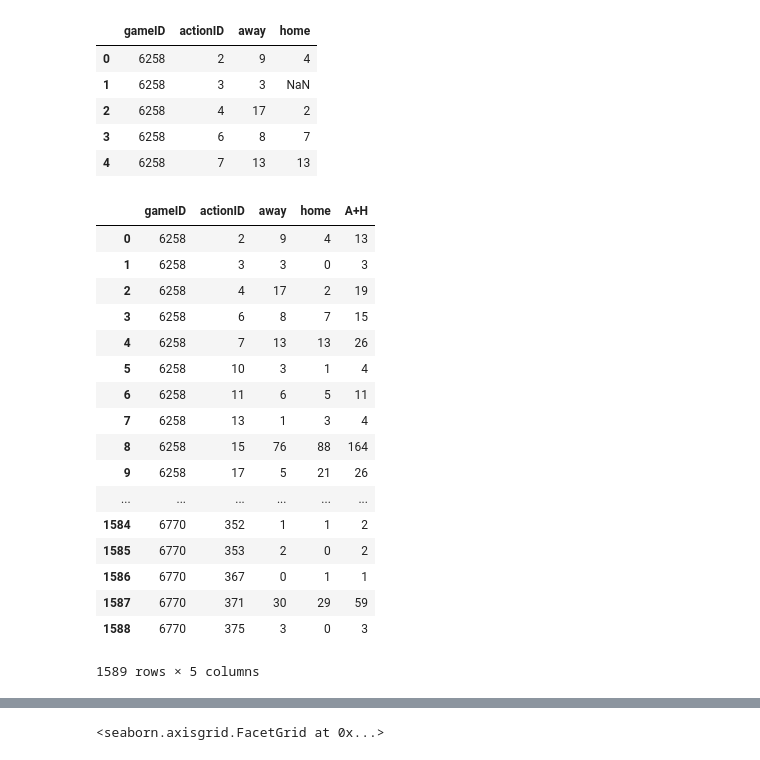
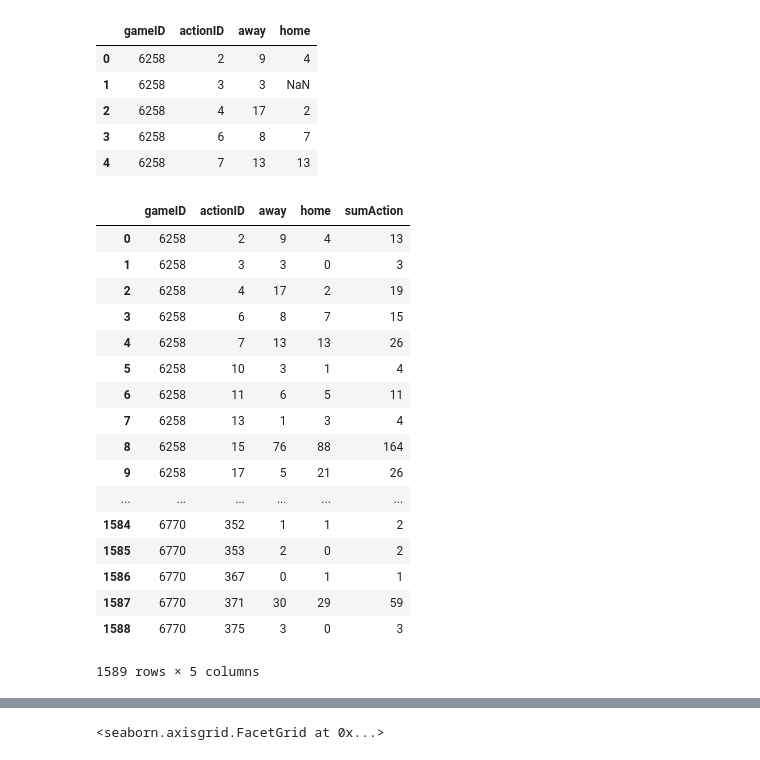
Before and after one commit to hrvatskibogmars/brainstormers, a Jupyter notebook: analysis/Match statistics.ipynb, the cells around one changed output, grey strips where cells are left out. Drawn from its saved outputs; the diff is of its cells as text; code cells hidden in the pictures.

```diff
--- a/analysis/Match statistics.ipynb
+++ b/analysis/Match statistics.ipynb
@@ -119,10 +123,10 @@ grouped.head()
 # %%
 grouped.fillna(value = 0,inplace="True")
 # %%
-grouped["A+H"] = grouped["away"] + grouped["home"]
+grouped["sumAction"] = grouped["away"] + grouped["home"]
 grouped
 # %% [output]
-|  | gameID | actionID | away | home | A+H |
+|  | gameID | actionID | away | home | sumAction |
 | 0 | 6258 | 2 | 9 | 4 | 13 |
 | 1 | 6258 | 3 | 3 | 0 | 3 |
 | 2 | 6258 | 4 | 17 | 2 | 19 |
```
Also changed, not shown: parts of 4 cells of this notebook, 9 other files.
